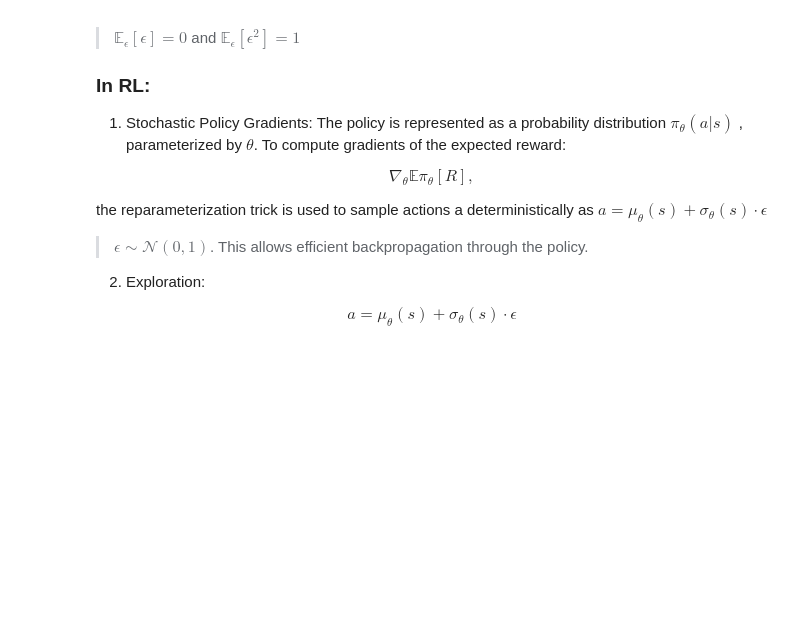
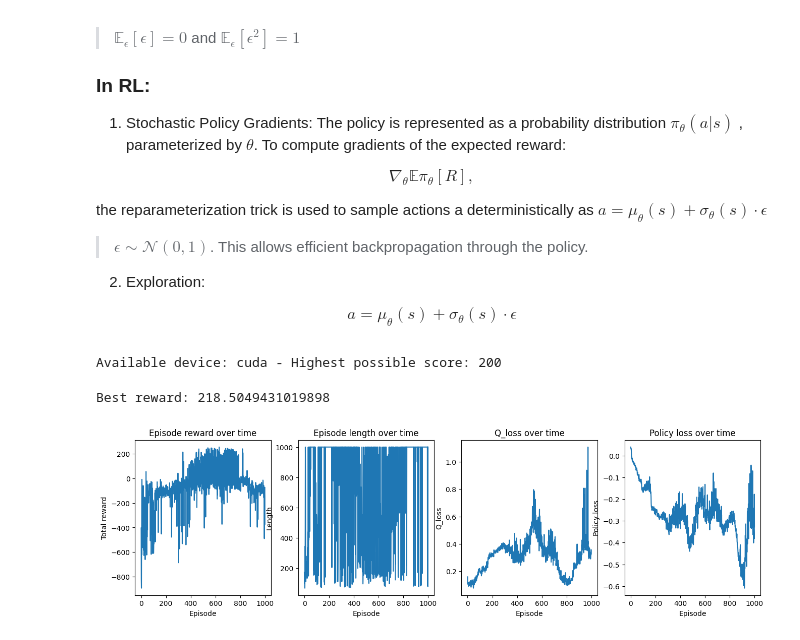
Before and after one commit to Mhddaraaa/start, a Jupyter notebook: ReinforcementLearning/12_RL_DeepDeterministicPolicy(DDP).ipynb, the cells around one changed output. Cells and saved outputs as stored; diff of their text form; code cells hidden in the pictures; blank space fills up the shorter version.

```diff
--- a/ReinforcementLearning/12_RL_DeepDeterministicPolicy(DDP).ipynb
+++ b/ReinforcementLearning/12_RL_DeepDeterministicPolicy(DDP).ipynb
@@ -693,8 +860,0 @@ Available device: cpu - Highest possible score: 200
-# %%
-# save actor and critic
-torch.save(net.policy_model.state_dict(), './content/Policy')
-torch.save(net.Q_model.state_dict(), './content/Q')
-
-# Load actor and critic
-net.policy_model.load_state_dict(torch.load('./content/Policy', weights_only=True))
-net.Q_model.load_state_dict(torch.load('./content/Q', weights_only=True))
@@ -848,7 +1009,7 @@ class PolicyNetwork(nn.Module):
     This network maps states to actions in continuous action spaces.
     """
 
-    def __init__(self, n_state, action_dim, action_interval, n_hidden=64):
+    def __init__(self, n_state, action_dim, action_interval, n_hidden=64, normalize=True):
         """
         Initialize the policy network.
 
@@ -858,16 +1019,20 @@ class PolicyNetwork(nn.Module):
             action_interval (float): The maximum absolute value for actions (action range: [-action_interval, action_interval]).
             epsilon (float): Standard deviation of exploration noise added to actions for exploration.
             n_hidden (int): Number of hidden units in each layer.
+            normalize (bool): Add Layer norm to neural network or not.
         """
         super().__init__()
         self.device = torch.device("cuda" if torch.cuda.is_available() else "cpu")
         self.action_interval = action_interval
         self.head = nn.Sequential(
             nn.Linear(n_state, n_hidden * 2),
+            nn.LayerNorm(n_hidden * 2) if normalize else nn.Identity(),
             nn.ReLU(),
             nn.Linear(n_hidden * 2, n_hidden * 4),
+            nn.LayerNorm(n_hidden * 4) if normalize else nn.Identity(),
             nn.ReLU(),
             nn.Linear(n_hidden * 4, n_hidden),
+            nn.LayerNorm(n_hidden) if normalize else nn.Identity(),
             nn.ReLU()
         )
         self.mu = nn.Linear(n_hidden, action_dim)
@@ -1258,4 +1514,29 @@ class DDP():
                         f" Avg Reward: {avg_reward:.2f} |"
                         f" Epsilon: {self.network.epsilon:.2f}")
         plt.show()
+# %%
+env = create_env("LunarLanderContinuous-v3")
+epsilon = 1
+n_hidden = 64
+lr = 0.0012
+net = PolicyDualDelay(
+    env, epsilon=epsilon, n_hidden=n_hidden, lr=lr, optStep=50, optgamma=0.95, normalize=False
+)
+
+gamma = 0.99
+n_episode = 1000
+batch_size = 256
+train_step = 20
+explore_steps = 10_000
+
+agent = DDP(
+    env, net, gamma, n_episode, batch_size, train_step, explore_steps, log_on_fly=False
+)
+
+agent.train()
+agent.log()
+# %% [output]
+Available device: cuda - Highest possible score: 200
+Best reward: 218.5049431019898
+[figure, added]
 # %%
```
Also changed, not shown: parts of 19 cells of this notebook.
